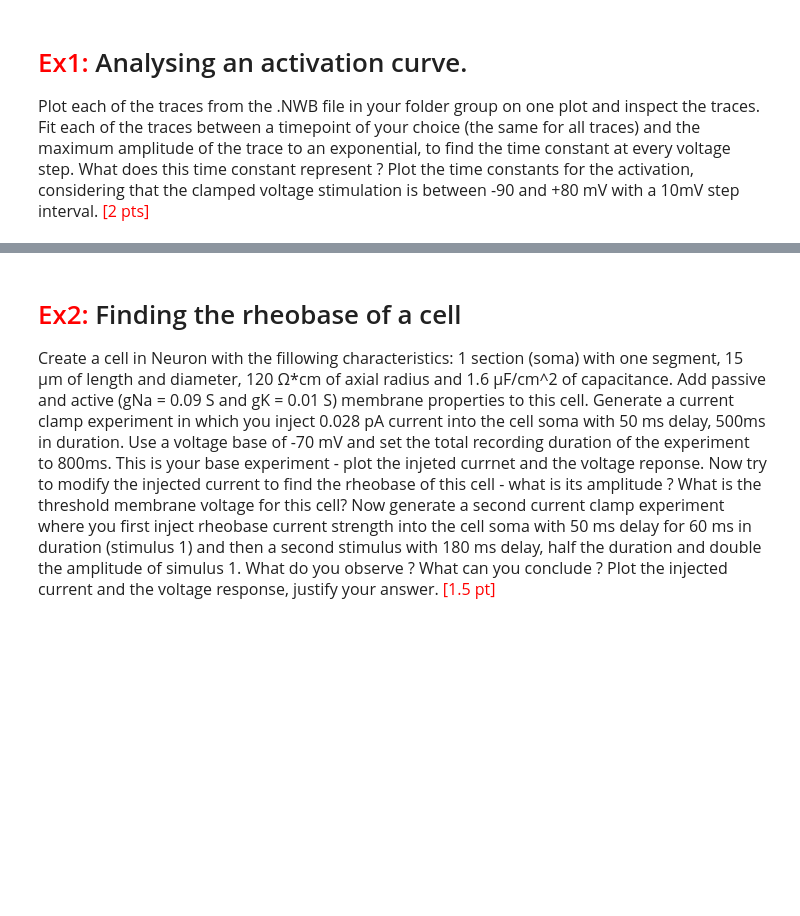
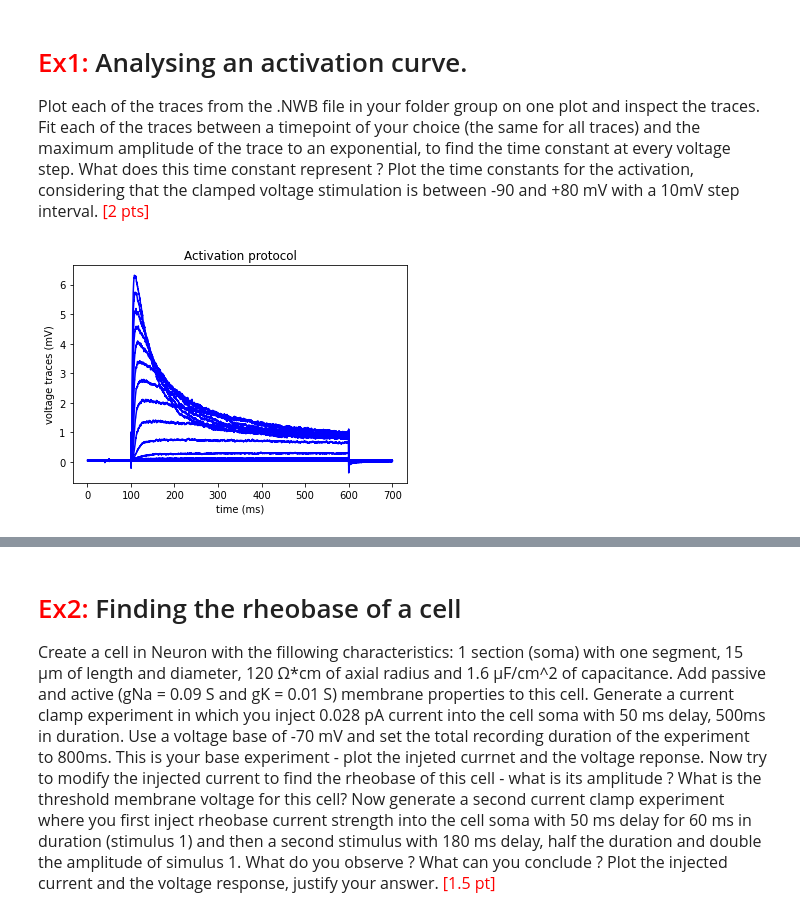
Before and after one commit to AlbrechtAlice/In-Silico-Neuroscience, a Jupyter notebook: Week3_HomeWork.ipynb, the cells around one changed output, grey strips where cells are left out. Cells and saved outputs as stored; diff of their text form; code cells hidden in the pictures; blank space fills up the shorter version.

```diff
--- a/Week3_HomeWork.ipynb
+++ b/Week3_HomeWork.ipynb
@@ -63,3 +68,47 @@ This channel reaches it maximal conductance at a voltage of -19,735 mV with an e
 # <font color= 'red'>Ex1:</font> Analysing an activation curve.
 
 <font size = "3">Plot each of the traces from the .NWB file in your folder group on one plot and inspect the traces.  Fit each of the traces between a timepoint of your choice (the same for all traces) and the maximum amplitude of the trace to an exponential, to find the time constant at every voltage step. What does this time constant represent ? Plot the time constants for the activation, considering that the clamped voltage stimulation is between -90 and +80 mV with a 10mV step interval. <font color= 'red'>[2 pts]
+# %%
+data_path = 'data/rCell7518.nwb'
+# %%
+# plot the traces from nwb file and get the traces and corresponding time vectors
+def plotDataFiles(nwbFile, protocolName, repID):
+    ''' Function .....
+    :param nwbFile: the data path to file
+    :param protocolName: protocol name defined in the data file
+    :param repID: protocol repetition number
+    :param byTraces: if true, represent each trace in one figure'''
+
+    # Open the file
+    open_data = h5py.File(nwbFile, 'r')
+
+    # Select on strings what do we want for ploting
+    string_data = '/acquisition/timeseries/'+ protocolName + '/repetitions/repetition' + repID +'/data'
+    string_xinterval = '/acquisition/timeseries/'+ protocolName + '/repetitions/repetition' + repID +'/x_interval'
+    string_xstart = '/acquisition/timeseries/'+ protocolName + '/repetitions/repetition' + repID +'/x_start'
+
+    # safe on different variables
+    data = open_data[(string_data)]
+    x_interval = open_data[(string_xinterval)]
+    x_start = open_data[(string_xstart)]
+
+    # create time vector in ms
+    nRow, nCol = data.shape
+    x_end = x_start[0] + x_interval[0]*(float(nRow - 1))
+    time = np.linspace(x_start[0], x_end, nRow)*1000
+
+    # way 1: all the traces in one figure
+    plt.figure()
+    plt.title('%s protocol' %protocolName)
+    plt.ylabel('voltage traces (mV)')
+    plt.xlabel('time (ms)')
+    plt.plot(time, data, 'b')
+    plt.show()
+
+    # return the traces and the time vector
+    return data, time
+# %%
+# Call the previous function and plot the Activation curves
+data, time = plotDataFiles(data_path, 'Activation', '1')
+# %% [output]
+[figure, added]
```
Also changed, not shown: parts of 19 cells of this notebook, 1 other file.
